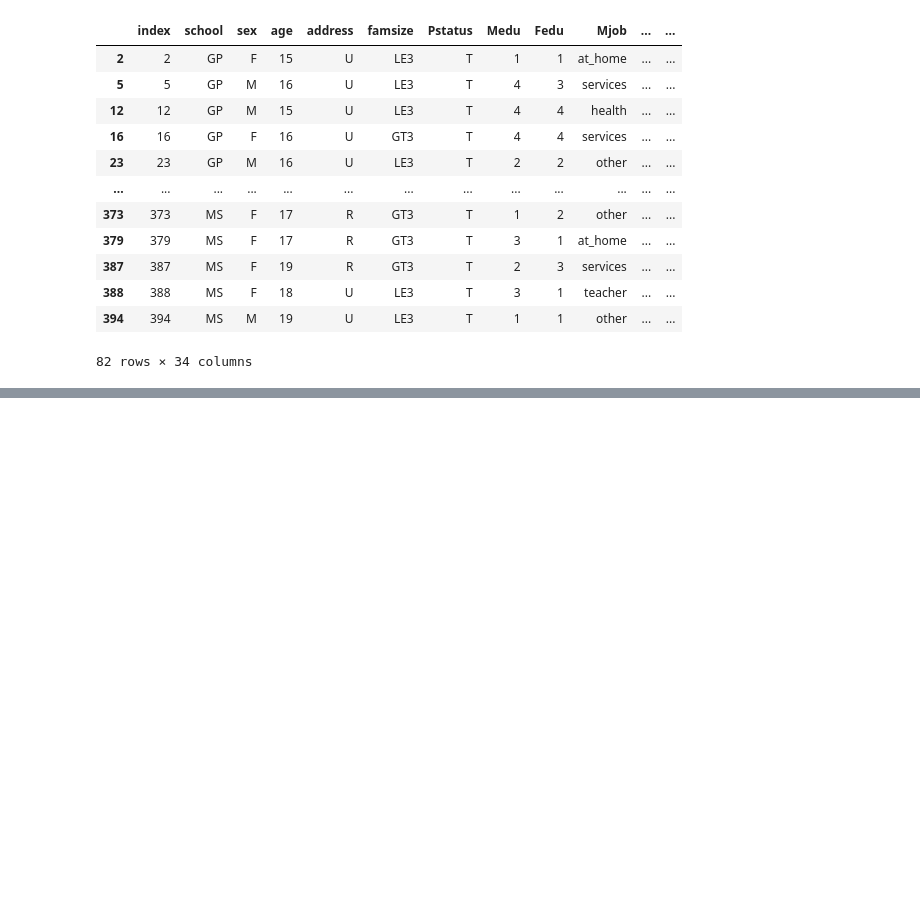
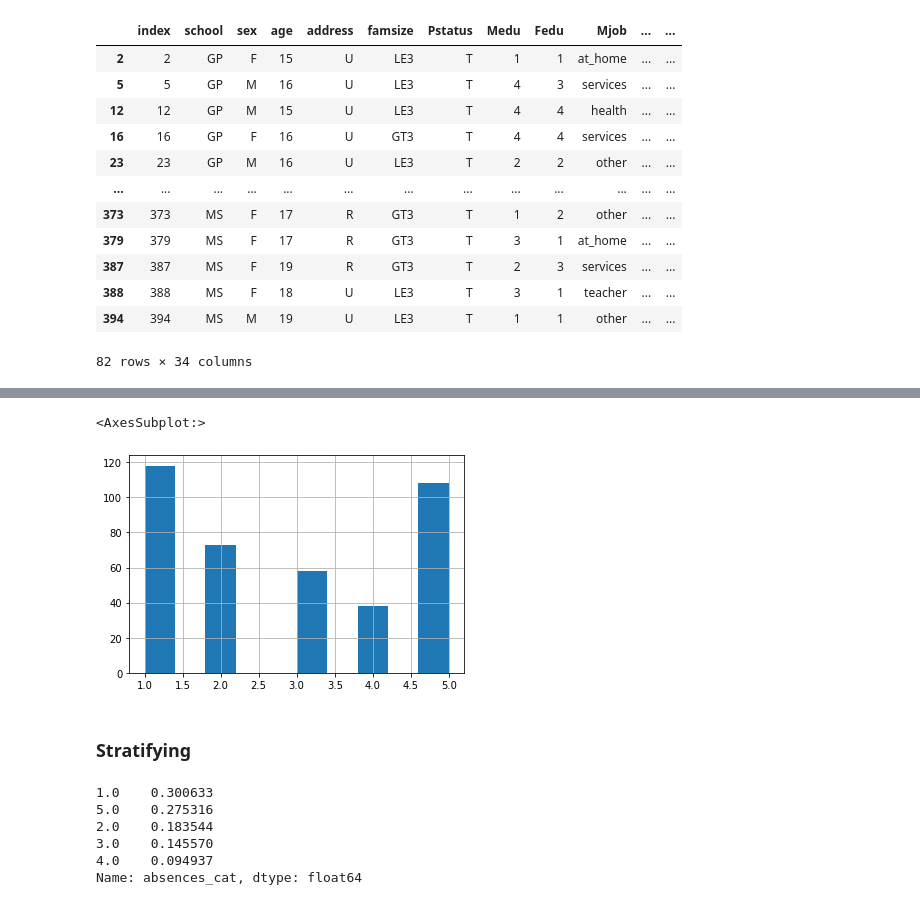
Before and after one commit to ryoiwata/handson-ml, a Jupyter notebook: notebooks/chapter_2_end_to_end_machine_learning_project.ipynb, the cells around one changed output, grey strips where cells are left out. Saved outputs shown, nothing was run; the diff lists cells and outputs as text; code cells hidden in the pictures; blank space fills up the shorter version.

Commit message:
stratifying data

```diff
--- a/notebooks/chapter_2_end_to_end_machine_learning_project.ipynb
+++ b/notebooks/chapter_2_end_to_end_machine_learning_project.ipynb
@@ -199,0 +309,7 @@ test_set
+# %%
+student_df["absences_cat"].hist()
+# %% [output]
+<AxesSubplot:>
+[figure, added]
+# %% [markdown]
+### Stratifying
@@ -199,0 +324,9 @@ test_set
+# %%
+strat_train_set["absences_cat"].value_counts() / len(strat_train_set)
+# %% [output]
+1.0    0.300633
+5.0    0.275316
+2.0    0.183544
+3.0    0.145570
+4.0    0.094937
+Name: absences_cat, dtype: float64
```
Also changed, not shown: parts of 23 cells of this notebook.
